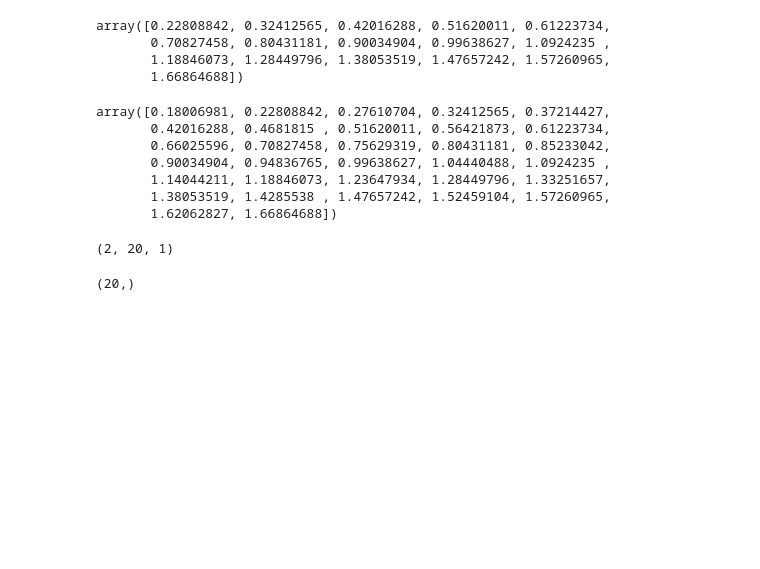
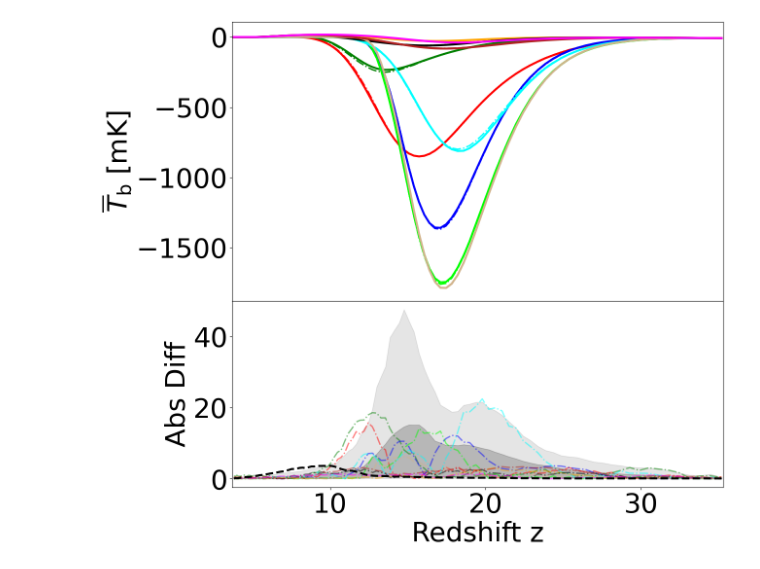
Before and after one commit to 21cmfast/21cmEMU, a Jupyter notebook: docs/tutorials/radio_emulator.ipynb, the cells around one changed output. Cells and saved outputs as stored; diff of their text form; code cells hidden in the pictures; blank space fills up the shorter version.

```diff
--- a/docs/tutorials/radio_emulator.ipynb
+++ b/docs/tutorials/radio_emulator.ipynb
@@ -492,18 +150,0 @@ for i in range(len(tau_bins)-1):
-# %%
-plt.figure(figsize=(10,7))
-rcParams.update({'font.size': 30})
-plt.plot(tau_bins, tau_binned_fe, color = 'k', lw = 2, ls = '--')
-plt.fill_between(tau_bins, tau_binned_fe_68[:,0], tau_binned_fe_68[:,1], color = 'k', alpha = 0.2)
-plt.fill_between(tau_bins, tau_binned_fe_95[:,0], tau_binned_fe_95[:,1], color = 'k', alpha = 0.1)
-
-for i in range(N):
-    plt.scatter(tau_pred[idxs[i]], tau_frac_err[idxs[i]], color = cs[i], marker = 'o', zorder = 2)
-#plt.scatter(10**tau_true, tau_frac_err, alpha = 0.1)
-plt.xlabel(r'$\tau_e$')
-handles = [mpatches.Patch(color='k', label='68% CI', alpha = 0.1),
-          mpatches.Patch(color='k', label='95% CI', alpha = 0.3),
-          ]
-#plt.legend(handles=handles, loc = (0.05,0.7), frameon = False, fontsize = 20)
-plt.ylabel('FE (%)')
-#plt.savefig('/home/dbreitman/ai4astro/New_emulator/Final_full_emulator_Jan24/Plotting/Plots/tau_binned.png', dpi = 300, bbox_inches = "tight")
-plt.show()
@@ -556,17 +150,0 @@ foo["wfband8"].shape
-# %%
-foo["band8"][0,:,0]
-# %% [output]
-array([0.22808842, 0.32412565, 0.42016288, 0.51620011, 0.61223734,
-       0.70827458, 0.80431181, 0.90034904, 0.99638627, 1.0924235 ,
-       1.18846073, 1.28449796, 1.38053519, 1.47657242, 1.57260965,
-       1.66864688])
-# %%
-foo["kwfband8"]
-# %% [output]
-array([0.18006981, 0.22808842, 0.27610704, 0.32412565, 0.37214427,
-       0.42016288, 0.4681815 , 0.51620011, 0.56421873, 0.61223734,
-       0.66025596, 0.70827458, 0.75629319, 0.80431181, 0.85233042,
-       0.90034904, 0.94836765, 0.99638627, 1.04440488, 1.0924235 ,
-       1.14044211, 1.18846073, 1.23647934, 1.28449796, 1.33251657,
-       1.38053519, 1.4285538 , 1.47657242, 1.52459104, 1.57260965,
-       1.62062827, 1.66864688])
@@ -575,8 +151,36 @@ foo = np.load("/home/dbreitman/new_HERA_data/HERA_H4C_IDR2p2.npz", allow_pickle=
-# %%
-foo["wfband8"].shape
-# %% [output]
-(2, 20, 1)
-# %%
-foo["kwfband8"].shape
-# %% [output]
-(20,)
+# %%
+rcParams.update({'font.size': 40})
+
+fig, axs = plt.subplots(nrows = 2, ncols = 1, sharex = True,figsize = (14,12), gridspec_kw=dict(height_ratios=[3,2], hspace=0))
+axs = axs.flatten()
+
+# inset axes...
+#axins = axs[1].inset_axes([0.35, 0.2, 0.6, 0.47])
+
+for i, c in zip(idxs, cs):
+    if i == N-1:
+        labels = ['21cmEMU', 'Test Set']
+    else:
+        labels = [None, None]
+    axs[0].plot(zs, test_Tb[i, :], lw = 3, color = c, label = labels[1])
+    axs[1].plot(zs, Tb_diff[i, :], ls = '-.', alpha = 0.5, lw = 2, color = c)
+    axs[0].plot(zs, output.Tb[i, :], lw = 2, ls = '-.', color = c, label = labels[0])
+
+axs[1].plot(zs, diff_err_Tb_z[2, :][::-1], ls = '--', lw = 3, color = 'k', label = r'Median')
+axs[1].fill_between(zs, diff_err_Tb_z[1, :], diff_err_Tb_z[3, :], color = 'k', alpha = 0.2, label = r'68% CI')
+axs[1].fill_between(zs, diff_err_Tb_z[0, :], diff_err_Tb_z[4, :], color = 'k', alpha = 0.1, label = r'95% CI')
+
+
+axs[0].set_ylabel(r'$\overline{T}_{\rm{b}}$ [mK]')
+axs[1].set_ylabel(r'Abs Diff')
+axs[1].set_xlabel(r'Redshift z')
+axs[1].tick_params(axis='both', which='major')
+axs[1].tick_params(axis='both', which='minor')
+axs[0].tick_params(axis='y', which='major')
+axs[0].tick_params(axis='y', which='minor')
+axs[0].set_xlim(zs[0]-0.1, zs[-1]+0.1)
+
+plt.tight_layout()
+plt.show()
+# %% [output]
+[figure, added]
```
Also changed, not shown: parts of 86 cells of this notebook, 5 other files.
